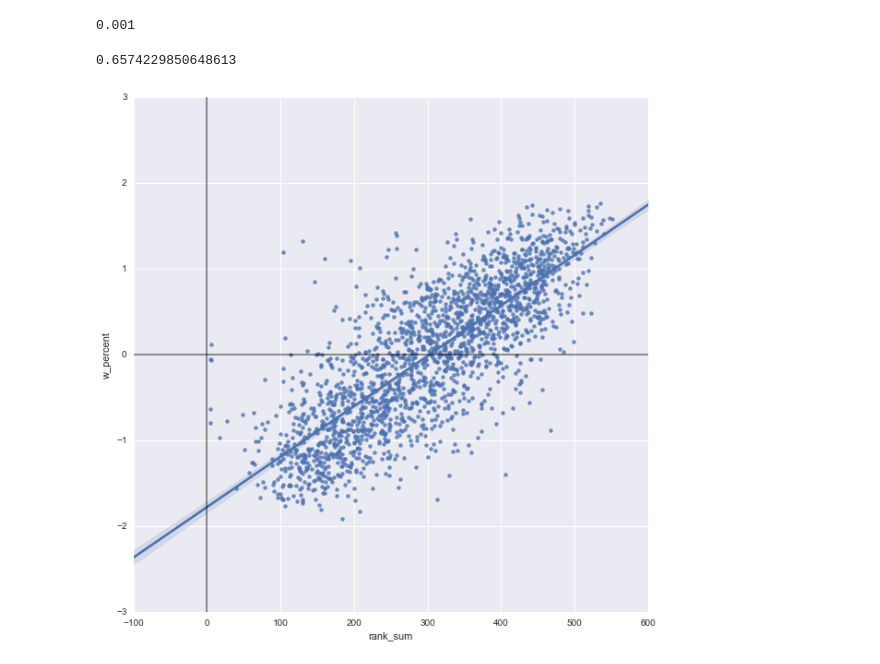
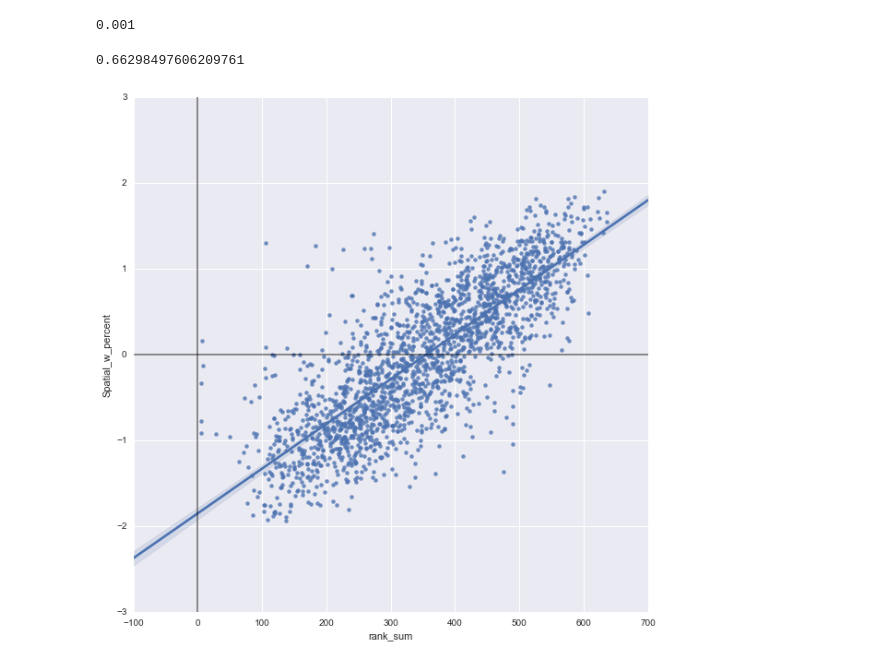
Before and after one commit to afcarl/SocialImpactProject, a Jupyter notebook: Analysis/SpatialCorrelation/spatialcorr.ipynb, the cells around one changed output. Saved outputs shown, nothing was run; the diff lists cells and outputs as text; code cells hidden in the pictures.

```diff
--- a/Analysis/SpatialCorrelation/spatialcorr.ipynb
+++ b/Analysis/SpatialCorrelation/spatialcorr.ipynb
@@ -8,4 +8,4 @@ import matplotlib.pyplot as plt
 import pysal as ps
 import mplleaflet
 # %%
-data = gpd.read_file("ranked-CD-EMP-flag.shp")
+data = gpd.read_file("data_combined_new.shp")
@@ -16,3 +12,5 @@ len(set(data['name']))
+# %%
+data = data.dropna()
 # %%
 data.columns
 # %% [output]
@@ -53,2 +41,2 @@ Name: rank_sum, dtype: float64
 # %%
-psGeom = ps.open('ranked-CD-EMP-flag.shp', 'r')
+psGeom = ps.open('data_shape.shp', 'r')
@@ -87,7 +87,7 @@ Y = data['rank_sum'].values
 Y = (Y-Y.mean())/Y.std() # <<<---- normalization
 # %%
 sl = ps.lag_spatial(W, Y)
-data['w_percent'] = sl
+data['Spatial_w_percent'] = sl
 # %%
 mi = ps.Moran(Y, W)
 mi.I
@@ -97,17 +97,17 @@ mi.p_sim
 # %%
 mi.I
 # %% [output]
-0.6574229850648613
+0.66298497606209761
 # %%
 # It's time to look at the Moran Scatter Plot to inspet the results
 
 f, ax = plt.subplots(1, figsize=(10,10))
-sns.regplot(x='rank_sum', y='w_percent', data=data)
+sns.regplot(x='rank_sum', y='Spatial_w_percent', data=data)
 plt.axvline(0, c='k', alpha=0.5)
 plt.axhline(0, c='k', alpha=0.5)
 plt.show()
 # %% [output]
-[figure, old version]
+[figure, new version]
 # %%
 #### THE BELOW CODE SHOULD WORK FOR MOST INSTALLATION
 f, ax = plt.subplots(1, figsize=(20,20))
```
Also changed, not shown: parts of 11 cells of this notebook, 28 other files.
